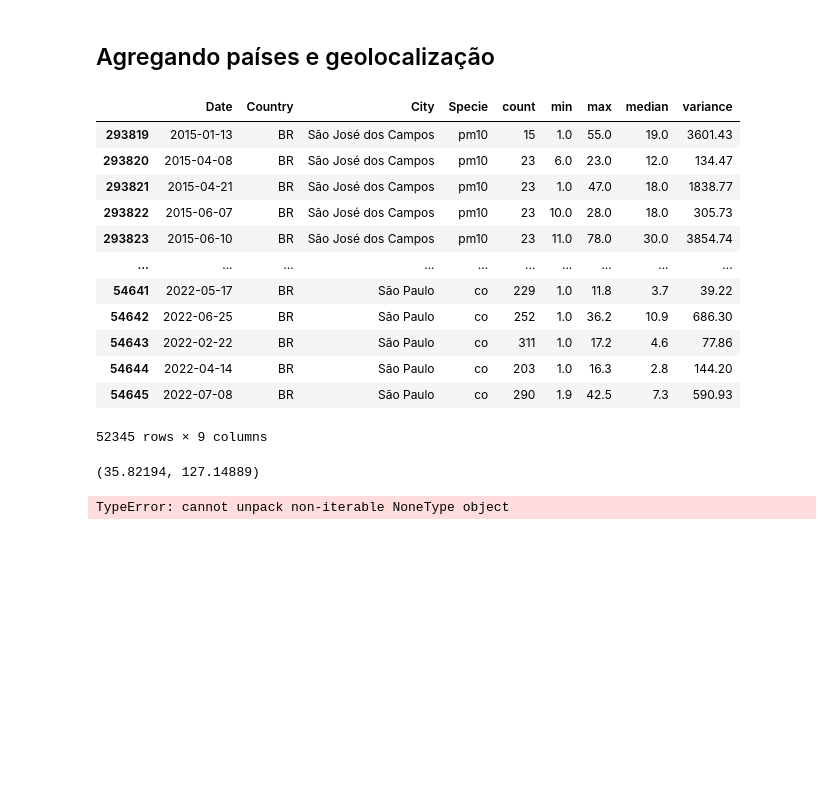
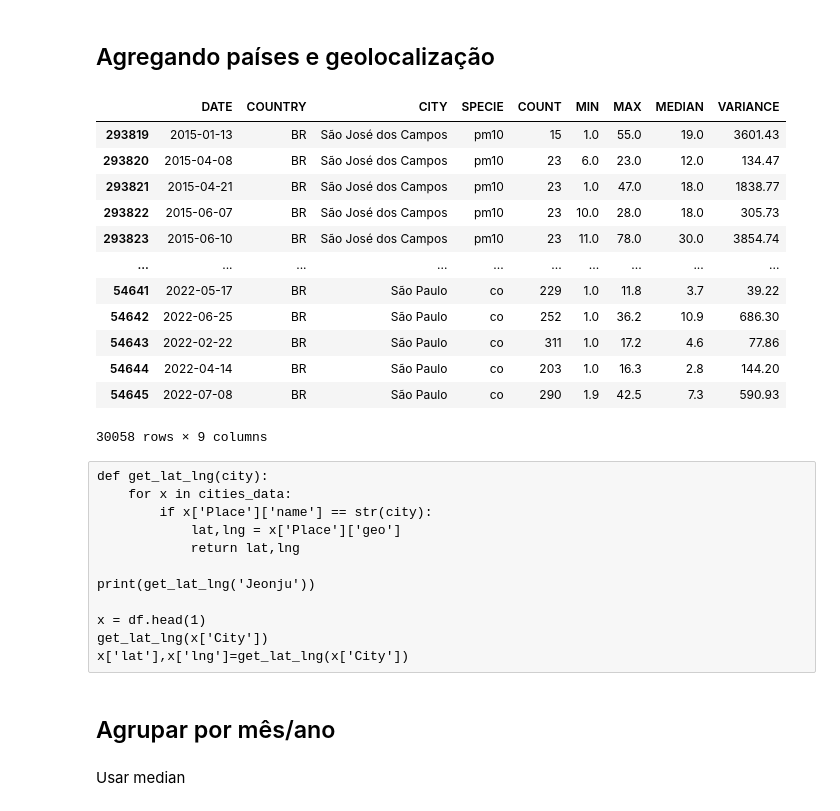
Before and after one commit to thiagorbernardo/UTFPR-Data-Science-CSB55, a Jupyter notebook: 02 - Analise exploratoria/iqar-analise-ar.ipynb, the cells around one changed output. Drawn from its saved outputs; the diff is of its cells as text; code cells hidden in the pictures; blank space fills up the shorter version.

```diff
--- a/02 - Analise exploratoria/iqar-analise-ar.ipynb
+++ b/02 - Analise exploratoria/iqar-analise-ar.ipynb
@@ -72,2 +78,2 @@ dtype: object
 # %%
-df['Date'] = pd.to_datetime(df['Date'], format='%Y-%m-%d')
+df_raw['DATE'] = pd.to_datetime(df_raw['DATE'], format='%Y-%m-%d')
@@ -80,0 +98,2 @@ print(species_list)
+# %%
+species_list = ['co', 'pm25', 'pm10', 'pm1', 'o3', 'so2', 'no2']
@@ -80,0 +102,2 @@ print(species_list)
+# %%
+df = df_raw[df_raw[['SPECIE']].isin(species_list).any(axis=1)]
@@ -80,0 +118,2 @@ print(species_list)
+# %%
+df = df.drop(df[df.MEDIAN == 999.0].index)
@@ -81,9 +198,9 @@ print(species_list)
 # %% [markdown]
 ## Agregando países e geolocalização
 # %%
-df.query('Country == "BR"')
+df.query('COUNTRY == "BR"')
 # %% [output]
-|  | Date | Country | City | Specie | count | min | max | median | variance |
+|  | DATE | COUNTRY | CITY | SPECIE | COUNT | MIN | MAX | MEDIAN | VARIANCE |
 | 293819 | 2015-01-13 | BR | São José dos Campos | pm10 | 15 | 1.0 | 55.0 | 19.0 | 3601.43 |
 | 293820 | 2015-04-08 | BR | São José dos Campos | pm10 | 23 | 6.0 | 23.0 | 12.0 | 134.47 |
 | 293821 | 2015-04-21 | BR | São José dos Campos | pm10 | 23 | 1.0 | 47.0 | 18.0 | 1838.77 |
@@ -95,19 +212,20 @@ df.query('Country == "BR"')
 | 54643 | 2022-02-22 | BR | São Paulo | co | 311 | 1.0 | 17.2 | 4.6 | 77.86 |
 | 54644 | 2022-04-14 | BR | São Paulo | co | 203 | 1.0 | 16.3 | 2.8 | 144.20 |
 | 54645 | 2022-07-08 | BR | São Paulo | co | 290 | 1.9 | 42.5 | 7.3 | 590.93 |
-52345 rows × 9 columns
+30058 rows × 9 columns
-# %%
-def get_lat_lng(city):
-    for x in cities_data:
-        if x['Place']['name'] == str(city):
-            lat,lng = x['Place']['geo']
-            return lat,lng
-
-print(get_lat_lng('Jeonju'))
-
-x = df.head(1)
-get_lat_lng(x['City'])
-x['lat'],x['lng']=get_lat_lng(x['City'])
-# %% [output]
-(35.82194, 127.14889)
-TypeError: cannot unpack non-iterable NoneType object
+# %% [raw]
+def get_lat_lng(city):
+    for x in cities_data:
+        if x['Place']['name'] == str(city):
+            lat,lng = x['Place']['geo']
+            return lat,lng
+
+print(get_lat_lng('Jeonju'))
+
+x = df.head(1)
+get_lat_lng(x['City'])
+x['lat'],x['lng']=get_lat_lng(x['City'])
+# %% [markdown]
+## Agrupar por mês/ano
+# %% [markdown]
+Usar median
```
Also changed, not shown: parts of 22 cells of this notebook.
